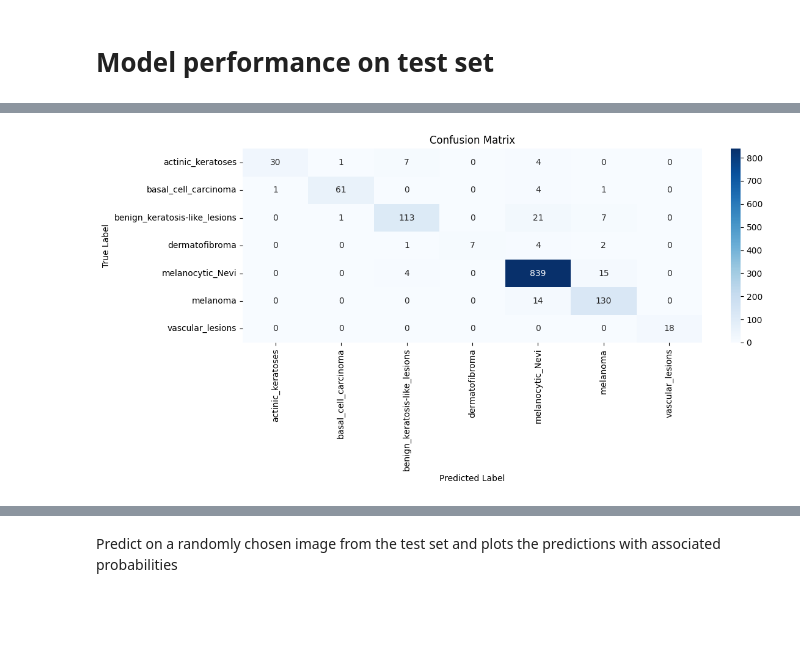
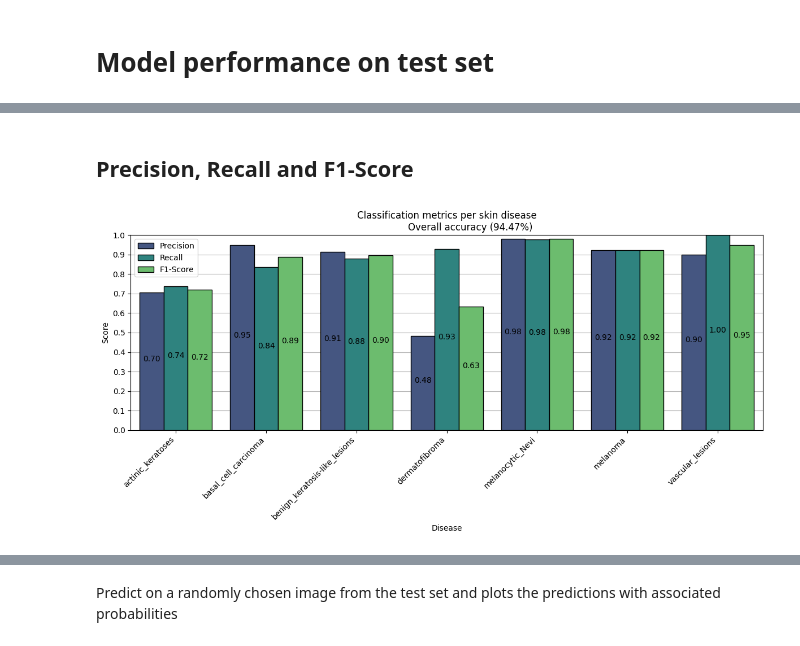
Before and after one commit to irrif/Computer_vision_skin_cancer_classification, a Jupyter notebook: skin_cancer.ipynb, the cells around one changed output, grey strips where cells are left out. Saved outputs shown, nothing was run; the diff lists cells and outputs as text; code cells hidden in the pictures; blank space fills up the shorter version.

```diff
--- a/skin_cancer.ipynb
+++ b/skin_cancer.ipynb
@@ -125,0 +107,3 @@ plt.show()
+# %%
+label_mapping = get_labels_mapping(le)
+plot_diseases_repartition(train_dataloader, label_mapping)
@@ -140,6 +126,7 @@ melanocytic_Nevi
 model = ResNet18(num_classes=7).to(device)
 optimizer = optim.Adam(model.parameters(), lr=0.0001)
 criterion = nn.CrossEntropyLoss()
+scheduler = StepLR(optimizer, step_size=5, gamma=0.9)
 early_stopping = EarlyStopping(patience=5, delta=0)
 
 n_epochs = 50
@@ -159,7 +146,7 @@ for epoch in range(1, n_epochs + 1):
         save=True,
         verbose=2
     )
-    # Save training metrics
+    # Save training metrics_2_2
     train_loss_history.append(epoch_train_loss)
     train_accuracy_history.append(epoch_train_accuracy)
 
@@ -182,6 +169,8 @@ for epoch in range(1, n_epochs + 1):
         print("Early stopping")
         break
 
+    scheduler.step()
+
 # If early stopping, load best model parameters in current model
 early_stopping.load_best_model(model)
 # %% [output]
@@ -292,20 +214,6 @@ plt.show()
-# %%
-y_true = metrics['correct_labels']
-y_pred = metrics['predicted_labels']
-normalize = False
-class_names = label_mapping.values()
-
-cm = confusion_matrix(y_true, y_pred)
-if normalize:
-    cm = cm.astype('float') / cm.sum(axis=1, keepdims=True)
-
-plt.figure(figsize=(12, 6))
-sns.heatmap(cm, annot=True, fmt='.2f' if normalize else 'd', cmap='Blues',
-            xticklabels=class_names, yticklabels=class_names)
-plt.xlabel('Predicted Label')
-plt.ylabel('True Label')
-plt.title('Confusion Matrix' + (' (Normalized)' if normalize else ''))
-plt.tight_layout()
-plt.show()
-# %% [output]
-[figure, removed]
+# %% [markdown]
+## Precision, Recall and F1-Score
+# %%
+plot_per_class_metrics(metrics, label_mapping)
+# %% [output]
+[figure, added]
```
Also changed, not shown: parts of 30 cells of this notebook.
